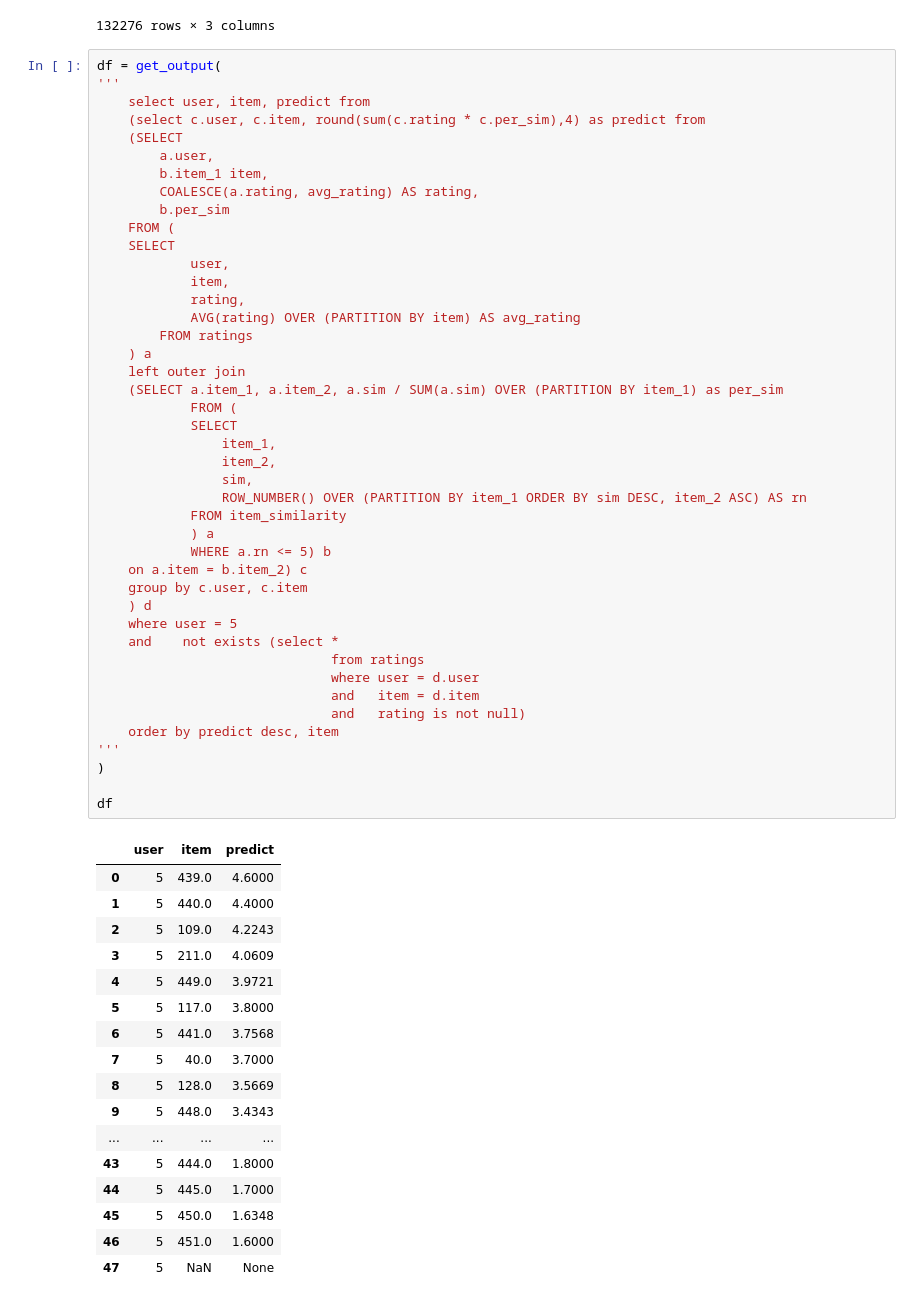
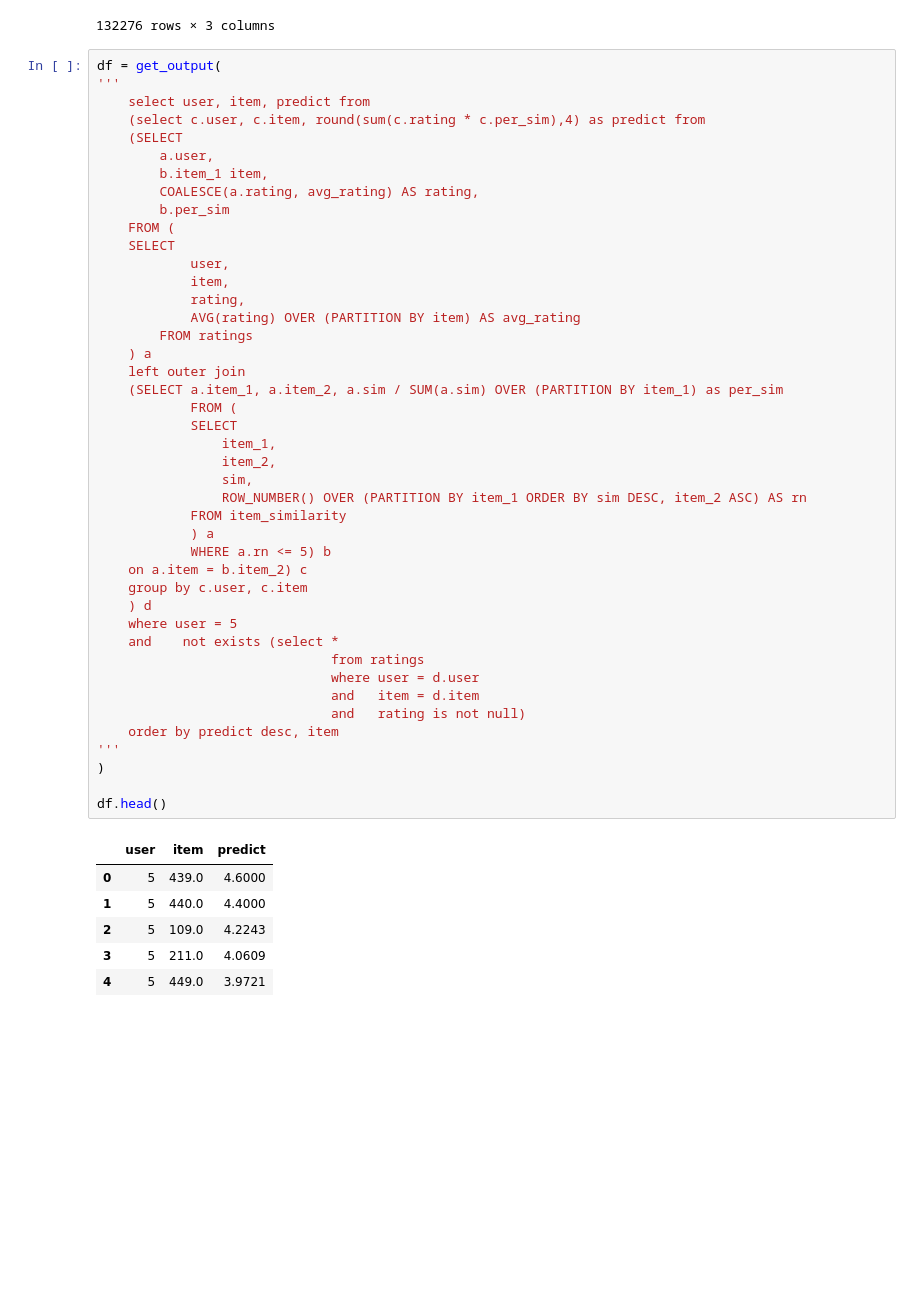
Before and after one commit to yms218/DB-Project, a Jupyter notebook: 2024-0045/test.ipynb, the cells around one changed output. Drawn from its saved outputs; the diff is of its cells as text; blank space fills up the shorter version.

```diff
--- a/2024-0045/test.ipynb
+++ b/2024-0045/test.ipynb
@@ -499,42 +499,31 @@ df = get_output(
     (SELECT a.item_1, a.item_2, a.sim / SUM(a.sim) OVER (PARTITION BY item_1) as per_sim
             FROM (
             SELECT
                 item_1,
                 item_2,
                 sim,
                 ROW_NUMBER() OVER (PARTITION BY item_1 ORDER BY sim DESC, item_2 ASC) AS rn
             FROM item_similarity
             ) a
             WHERE a.rn <= 5) b
     on a.item = b.item_2) c
     group by c.user, c.item
     ) d
     where user = 5
     and    not exists (select *
                               from ratings
                               where user = d.user
                               and   item = d.item
                               and   rating is not null)
     order by predict desc, item
 '''
 )
 
-df
+df.head()
 # %% [output]
 |  | user | item | predict |
 | 0 | 5 | 439.0 | 4.6000 |
 | 1 | 5 | 440.0 | 4.4000 |
 | 2 | 5 | 109.0 | 4.2243 |
 | 3 | 5 | 211.0 | 4.0609 |
 | 4 | 5 | 449.0 | 3.9721 |
-| 5 | 5 | 117.0 | 3.8000 |
-| 6 | 5 | 441.0 | 3.7568 |
-| 7 | 5 | 40.0 | 3.7000 |
-| 8 | 5 | 128.0 | 3.5669 |
-| 9 | 5 | 448.0 | 3.4343 |
-| ... | ... | ... | ... |
-| 43 | 5 | 444.0 | 1.8000 |
-| 44 | 5 | 445.0 | 1.7000 |
-| 45 | 5 | 450.0 | 1.6348 |
-| 46 | 5 | 451.0 | 1.6000 |
-| 47 | 5 | NaN | None |
```
Also changed, not shown: parts of 2 cells of this notebook.
